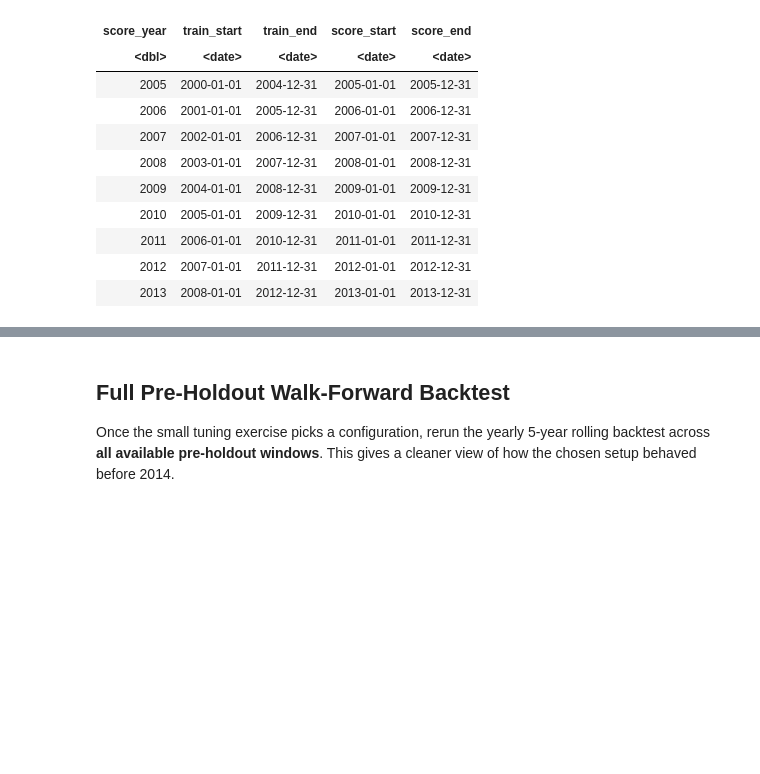
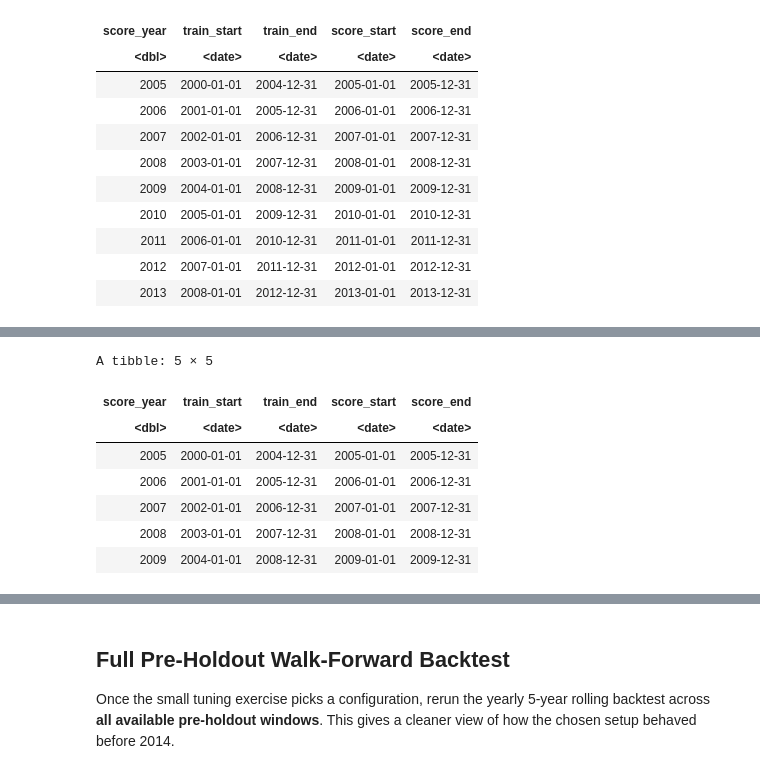
Before and after one commit to hugh-jiang/afm423, a Jupyter notebook: neural_network.ipynb, the cells around one changed output, grey strips where cells are left out. Cells and saved outputs as stored; diff of their text form; code cells hidden in the pictures; blank space fills up the shorter version.

```diff
--- a/neural_network.ipynb
+++ b/neural_network.ipynb
@@ -299,7 +530,7 @@ training_years <- sort(unique(lubridate::year(training_sample$date)))
 development_windows <- make_rolling_windows(score_years = training_years[training_years >= 2005])
 
 # Use only the last few pre-holdout windows for a lightweight hyperparameter search.
-tuning_windows <- development_windows %>% filter(score_year %in% 2005:2007)
+tuning_windows <- development_windows %>% filter(score_year %in% 2005:2009)
 
 development_windows
 # %% [output]
@@ -408,0 +549,11 @@ log_progress("Completed hyperparameter tuning.")
+# %%
+tuning_windows
+# %% [output]
+A tibble: 5 × 5
+| score_year | train_start | train_end | score_start | score_end |
+| <dbl> | <date> | <date> | <date> | <date> |
+| 2005 | 2000-01-01 | 2004-12-31 | 2005-01-01 | 2005-12-31 |
+| 2006 | 2001-01-01 | 2005-12-31 | 2006-01-01 | 2006-12-31 |
+| 2007 | 2002-01-01 | 2006-12-31 | 2007-01-01 | 2007-12-31 |
+| 2008 | 2003-01-01 | 2007-12-31 | 2008-01-01 | 2008-12-31 |
+| 2009 | 2004-01-01 | 2008-12-31 | 2009-01-01 | 2009-12-31 |
```
Also changed, not shown: parts of 22 cells of this notebook.
